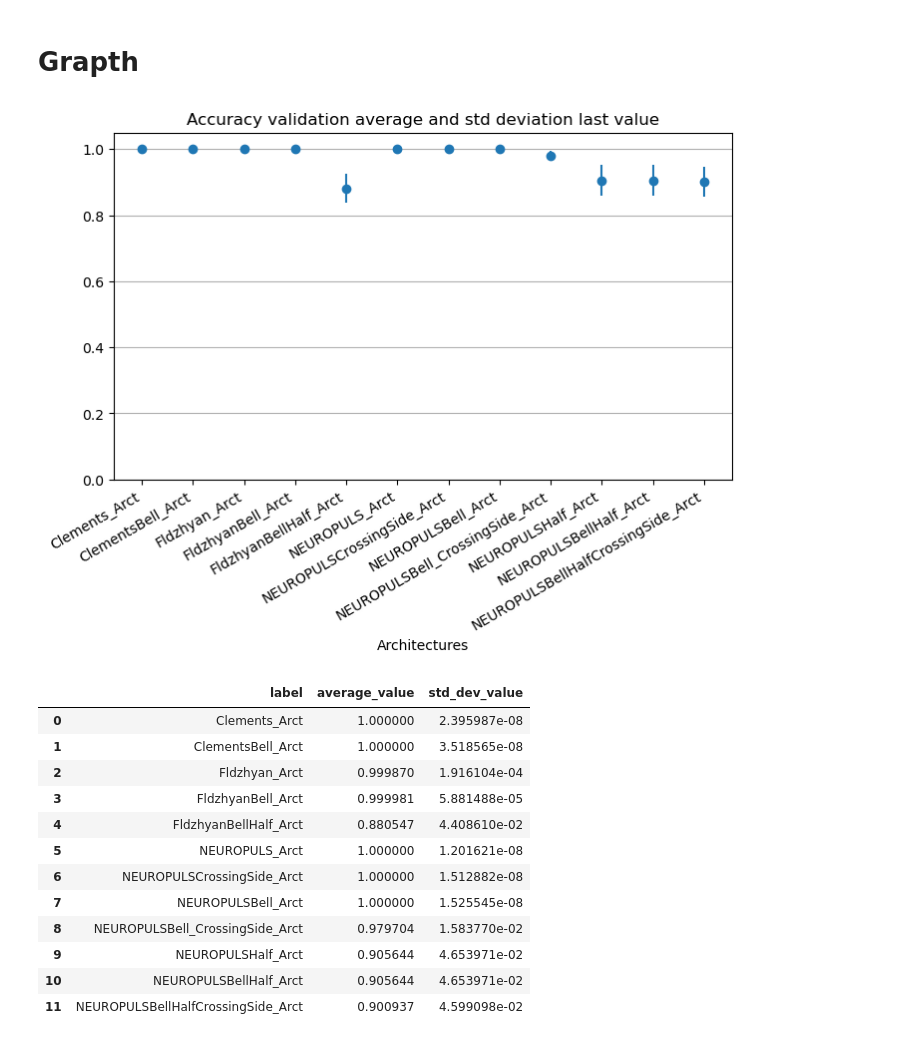
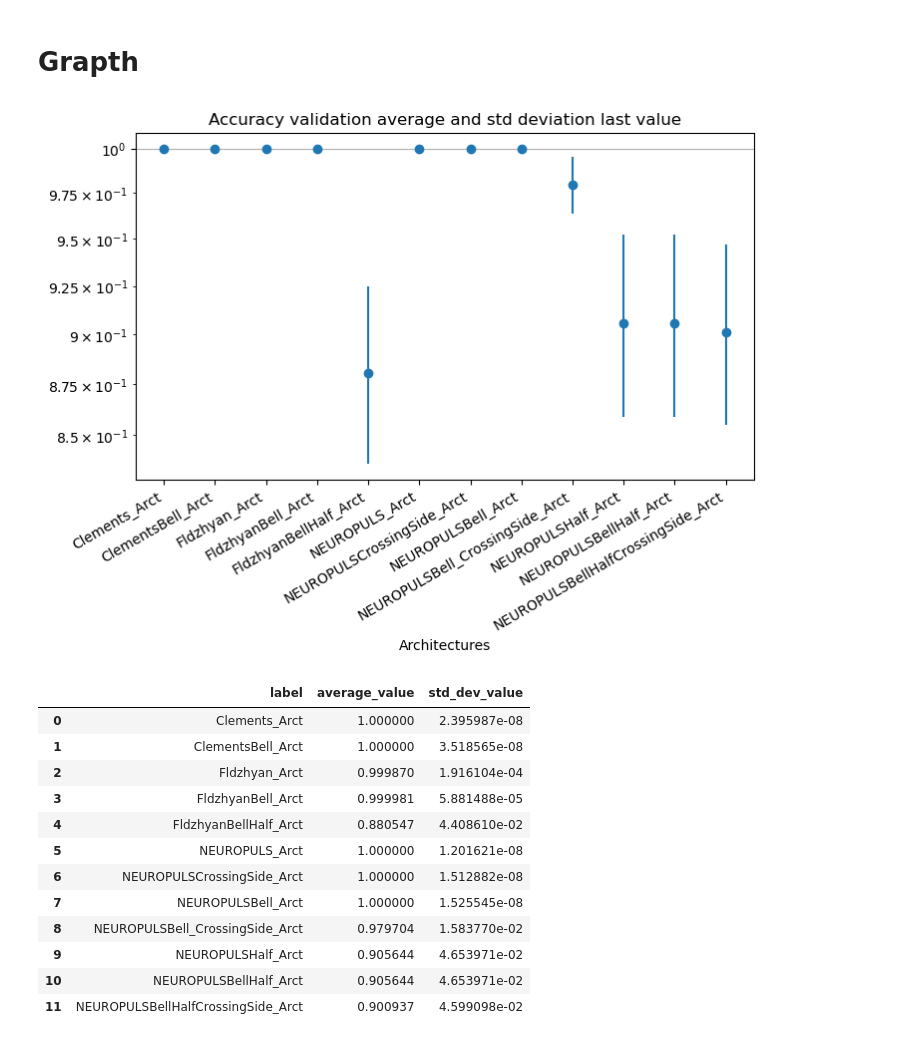
Before and after one commit to SBern1w/Code_Architecture_Paper, a Jupyter notebook: 20240521_dataAnalysis2/test_fidelity.ipynb, the cells around one changed output. Drawn from its saved outputs; the diff is of its cells as text; code cells hidden in the pictures.

```diff
--- a/20240521_dataAnalysis2/test_fidelity.ipynb
+++ b/20240521_dataAnalysis2/test_fidelity.ipynb
@@ -106,34 +106,36 @@ def extract_values(label):
 # %%
 directory_run = 'outdata/20240603_test_result_fidelity'
 name_models = ['Clements_Arct', 'ClementsBell_Arct', 'Fldzhyan_Arct', 'FldzhyanBell_Arct',
                'FldzhyanBellHalf_Arct',
                'NEUROPULS_Arct', 'NEUROPULSCrossingSide_Arct', 'NEUROPULSBell_Arct', 'NEUROPULSBell_CrossingSide_Arct',
                'NEUROPULSHalf_Arct', 'NEUROPULSBellHalf_Arct', 'NEUROPULSBellHalfCrossingSide_Arct']
 
 ave_devstd_run = np.load(directory_run+'/run_ave_dev_save.npy', allow_pickle=True)
 ave_devstd_df = pd.DataFrame(ave_devstd_run)
 average = ave_devstd_df["average"].values
 devstd = ave_devstd_df["std_dev"].values
 
 fig = plt.figure(figsize=(8, 6))
 plt.errorbar(name_models, mean_models, yerr=std_dev_models, fmt='o')
 plt.title("Accuracy validation average and std deviation last value")
 fig.autofmt_xdate()
 plt.xlabel("Architectures")
 fig.subplots_adjust(bottom=0.3)
-plt.ylim([0.0, 1.05])
+plt.yscale('log')
+
+# plt.ylim([0.95, 1.05])
 plt.grid(axis='y')
 # plt.savefig("Test" + ".png", dpi=399)
 plt.show();
 
 results_df = pd.DataFrame({
     'label': name_models,
     'average_value': mean_models,
     'std_dev_value': std_dev_models
 })
 results_df
 # %% [output]
-[figure, old version]
+[figure, new version]
 |  | label | average_value | std_dev_value |
 | 0 | Clements_Arct | 1.000000 | 2.395987e-08 |
 | 1 | ClementsBell_Arct | 1.000000 | 3.518565e-08 |
```
Also changed, not shown: 12 other files.
